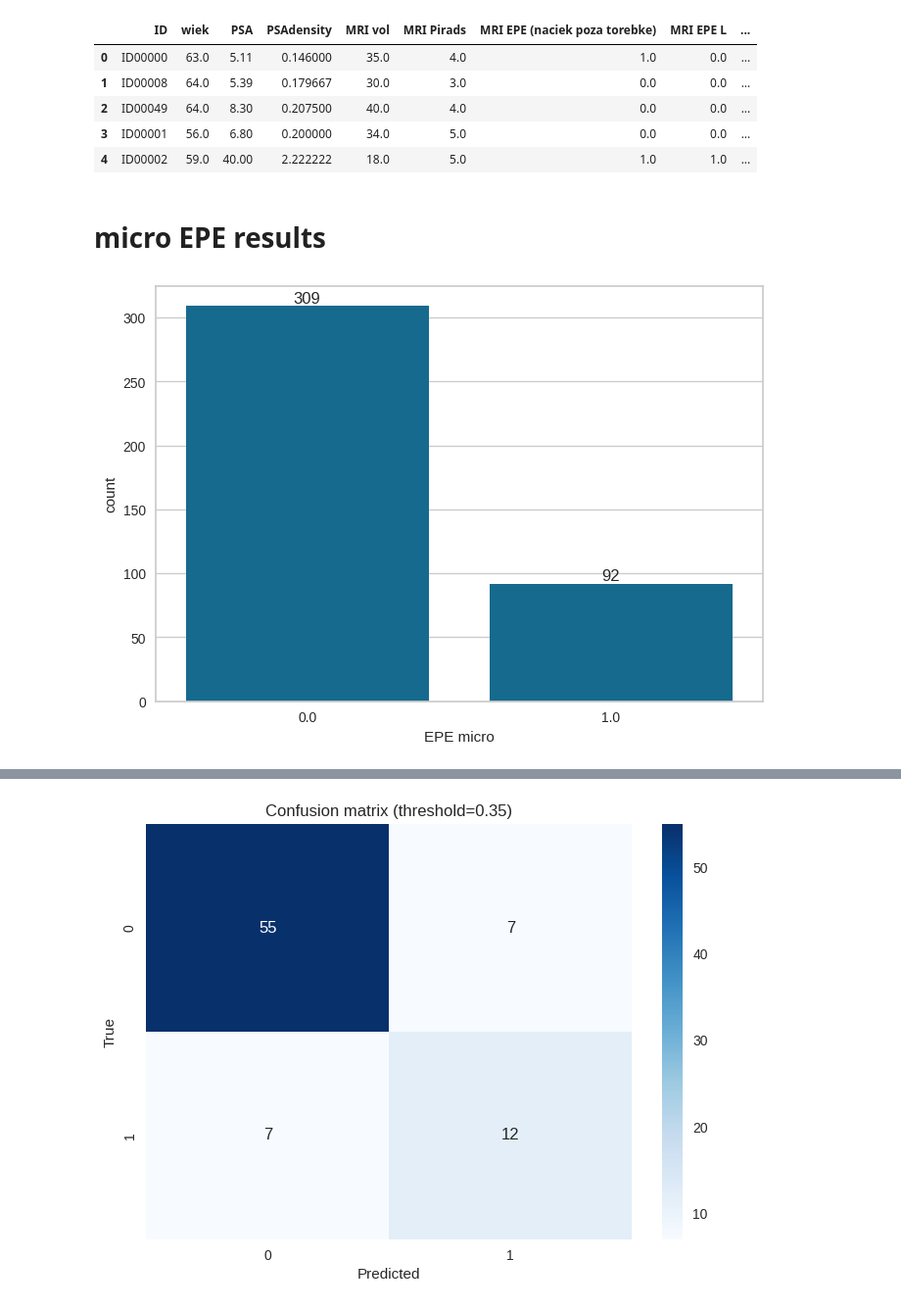
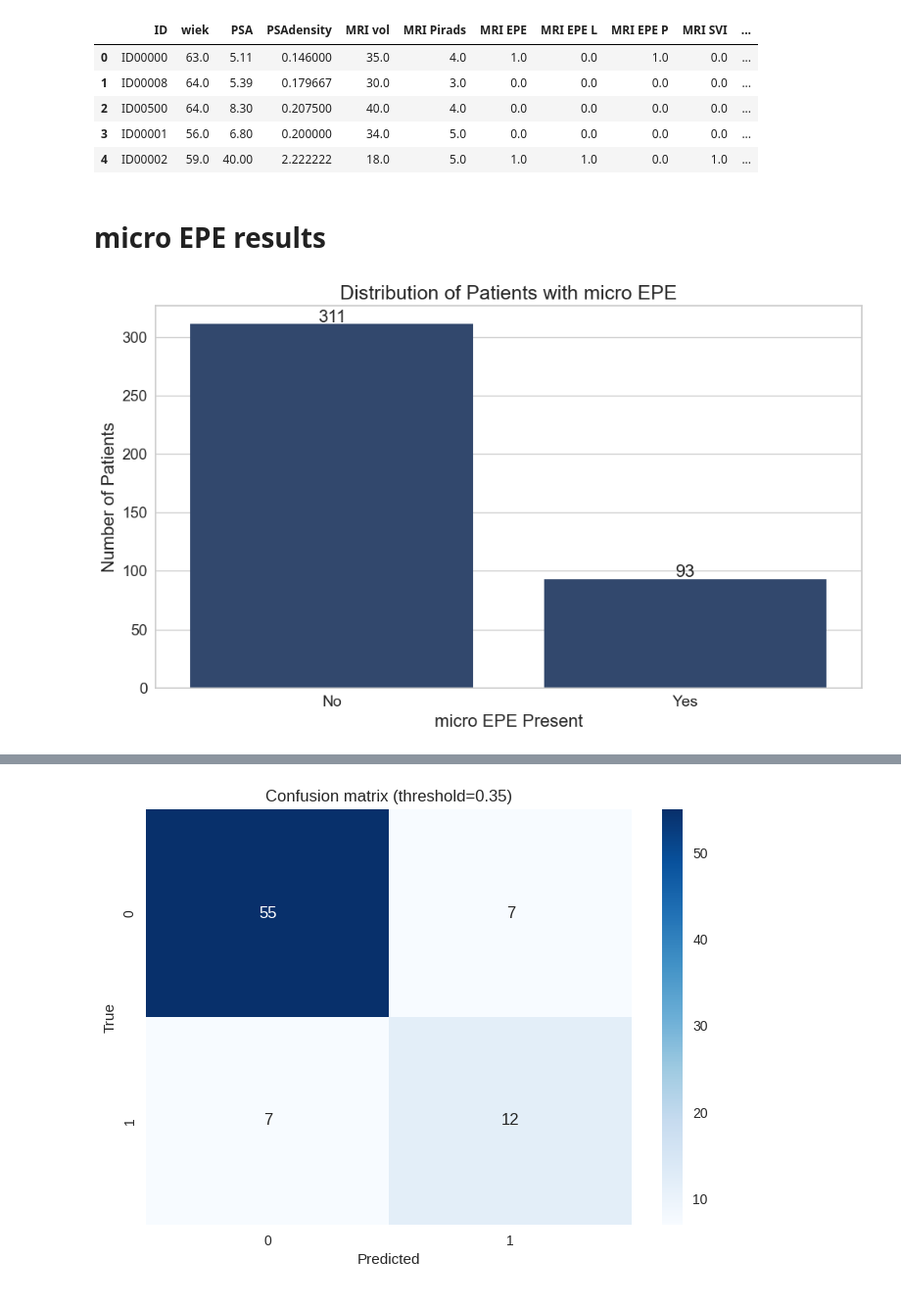
Before and after one commit to PiotrRenk/microscopic-epe-proj, a Jupyter notebook: notebooks/epe_unified.ipynb, the cells around one changed output, grey strips where cells are left out. Shown at 98% size. Cells and saved outputs as stored; diff of their text form; code cells hidden in the pictures.

Commit message:
update notebooks to work with new train function, mid-term presentation

```diff
--- a/notebooks/epe_unified.ipynb
+++ b/notebooks/epe_unified.ipynb
@@ -22,10 +22,10 @@ from unified_functions import get_model_pipeline, train_and_evaluate_model, tune
 # %%
-df = pd.read_csv('../materials/processed_df.csv')
+df = pd.read_csv('../materials/processed_df_new.csv')
 df.head()
 # %% [output]
-|  | ID | wiek | PSA | PSAdensity | MRI vol | MRI Pirads | MRI EPE (naciek poza torebke) | MRI EPE L | ... |
-| 0 | ID00000 | 63.0 | 5.11 | 0.146000 | 35.0 | 4.0 | 1.0 | 0.0 | ... |
-| 1 | ID00008 | 64.0 | 5.39 | 0.179667 | 30.0 | 3.0 | 0.0 | 0.0 | ... |
-| 2 | ID00049 | 64.0 | 8.30 | 0.207500 | 40.0 | 4.0 | 0.0 | 0.0 | ... |
-| 3 | ID00001 | 56.0 | 6.80 | 0.200000 | 34.0 | 5.0 | 0.0 | 0.0 | ... |
-| 4 | ID00002 | 59.0 | 40.00 | 2.222222 | 18.0 | 5.0 | 1.0 | 1.0 | ... |
+|  | ID | wiek | PSA | PSAdensity | MRI vol | MRI Pirads | MRI EPE | MRI EPE L | MRI EPE P | MRI SVI | ... |
+| 0 | ID00000 | 63.0 | 5.11 | 0.146000 | 35.0 | 4.0 | 1.0 | 0.0 | 1.0 | 0.0 | ... |
+| 1 | ID00008 | 64.0 | 5.39 | 0.179667 | 30.0 | 3.0 | 0.0 | 0.0 | 0.0 | 0.0 | ... |
+| 2 | ID00500 | 64.0 | 8.30 | 0.207500 | 40.0 | 4.0 | 0.0 | 0.0 | 0.0 | 0.0 | ... |
+| 3 | ID00001 | 56.0 | 6.80 | 0.200000 | 34.0 | 5.0 | 0.0 | 0.0 | 0.0 | 0.0 | ... |
+| 4 | ID00002 | 59.0 | 40.00 | 2.222222 | 18.0 | 5.0 | 1.0 | 1.0 | 0.0 | 1.0 | ... |
@@ -35,11 +35,9 @@ categorical_cols = ['MRI EPE (naciek poza torebke)', 'MRI Pirads', 'MRI EPE L',
 # %% [markdown]
 # micro EPE results
 # %%
-ax = sns.countplot(x='EPE micro', data=df)
-ax.bar_label(ax.containers[0])
-plt.show()
+plot_distribution(df, 'EPE micro', 'Distribution of Patients with micro EPE', 'micro EPE Present')
 # %% [output]
-[figure, old version]
+[figure, new version]
 # %%
 X = df[numerical_cols + categorical_cols]
 y = df['EPE micro']
```
Also changed, not shown: parts of 17 cells of this notebook, 8 other files.
